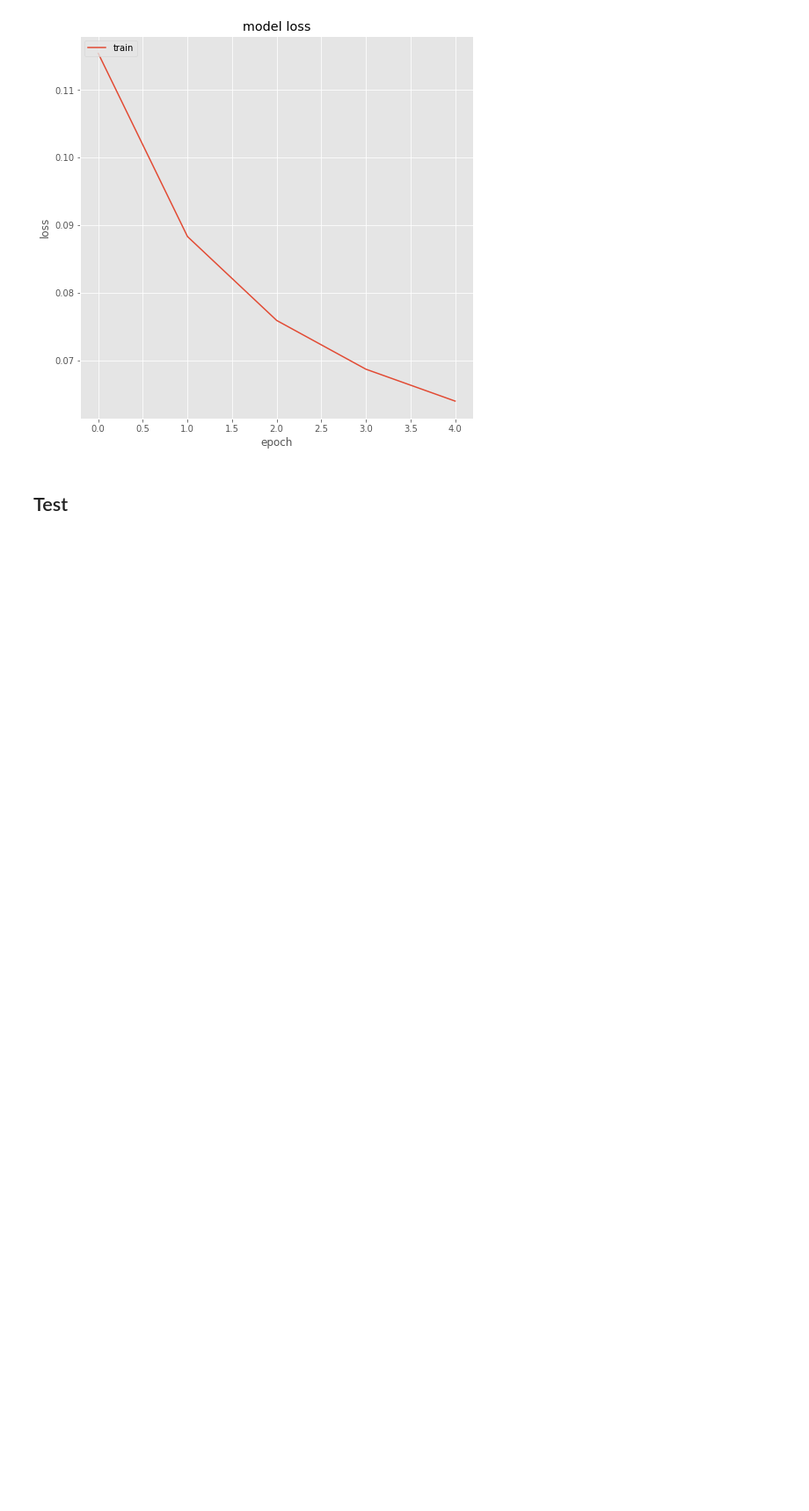
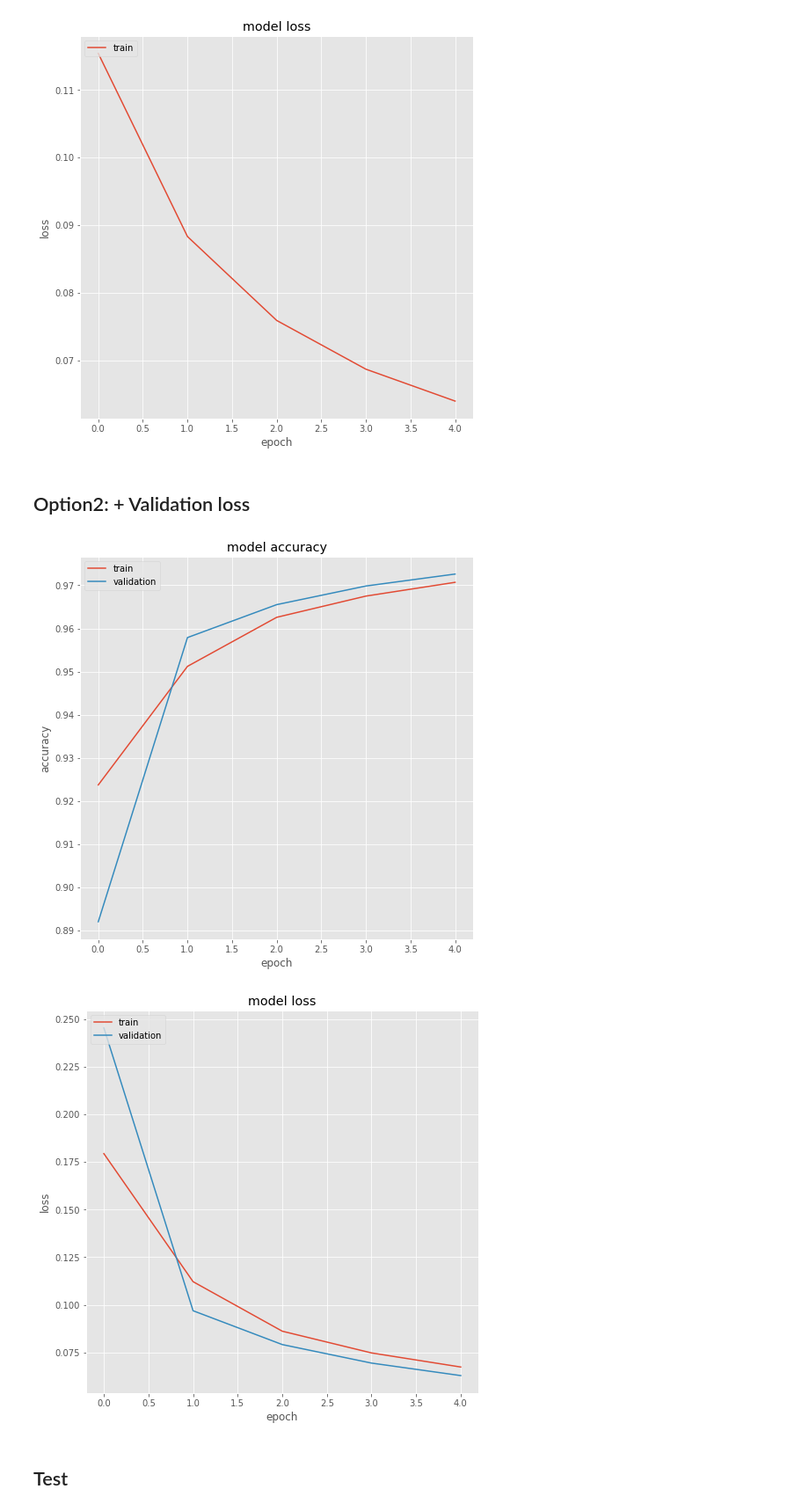
Before and after one commit to treiro/Unet-ISBI-Keras, a Jupyter notebook: ISBI_UNET.v2.ipynb, the cells around one changed output. Shown at 88% size. Drawn from its saved outputs; the diff is of its cells as text; code cells hidden in the pictures; blank space fills up the shorter version.

```diff
--- a/ISBI_UNET.v2.ipynb
+++ b/ISBI_UNET.v2.ipynb
@@ -56,3 +58,16 @@ print(myGenerator)
+# %%
+from data import *
+data_gen_args = dict(rotation_range=0.2,
+                    width_shift_range=0.05,
+                    height_shift_range=0.05,
+                    shear_range=0.05,
+                    zoom_range=0.05,
+                    horizontal_flip=True,
+                    validation_split=0.2,
+                    fill_mode='nearest')
+trainGenerator = trainGenerator(20,'data/membrane/train','image','label',data_gen_args,save_to_dir = "data/membrane/train/aug/train")
+# print(trainGenerator)
+valGenerator = validGenerator(20,'data/membrane/train','image','label',data_gen_args,save_to_dir = "data/membrane/train/aug/val")
 # %% [markdown]
 ## visualize your data augmentation result
 # %%
@@ -242,0 +276,3 @@ Epoch 00005: loss improved from 0.06870 to 0.06398, saving model to model-isbi.h
+# %%
+results  =  model.fit_generator(trainGenerator,steps_per_epoch=300,epochs=5,validation_data=valGenerator,
+                    validation_steps=60, callbacks=[model_checkpoint])
@@ -266,6 +323,32 @@ plt.show()
 # %% [output]
 [figure]
 [figure]
+# %% [markdown]
+## Option2: + Validation loss
+# %%
+#  "Accuracy"
+plt.figure(figsize=(8, 8))
+plt.plot(results.history['accuracy'])
+plt.plot(results.history['val_accuracy'])
+plt.title('model accuracy')
+plt.ylabel('accuracy')
+plt.xlabel('epoch')
+plt.legend(['train', 'validation'], loc='upper left')
+plt.savefig('unet_final_4_acc')
+plt.show()
+# "Loss"
+plt.figure(figsize=(8, 8))
+plt.plot(results.history['loss'])
+plt.plot(results.history['val_loss'])
+plt.title('model loss')
+plt.ylabel('loss')
+plt.xlabel('epoch')
+plt.legend(['train', 'validation'], loc='upper left')
+plt.savefig('unet_final_4_loss')
+plt.show()
+# %% [output]
+[figure, added]
+[figure, added]
 # %% [markdown]
 ##  Test
 # %%
```
Also changed, not shown: parts of 5 cells of this notebook.
